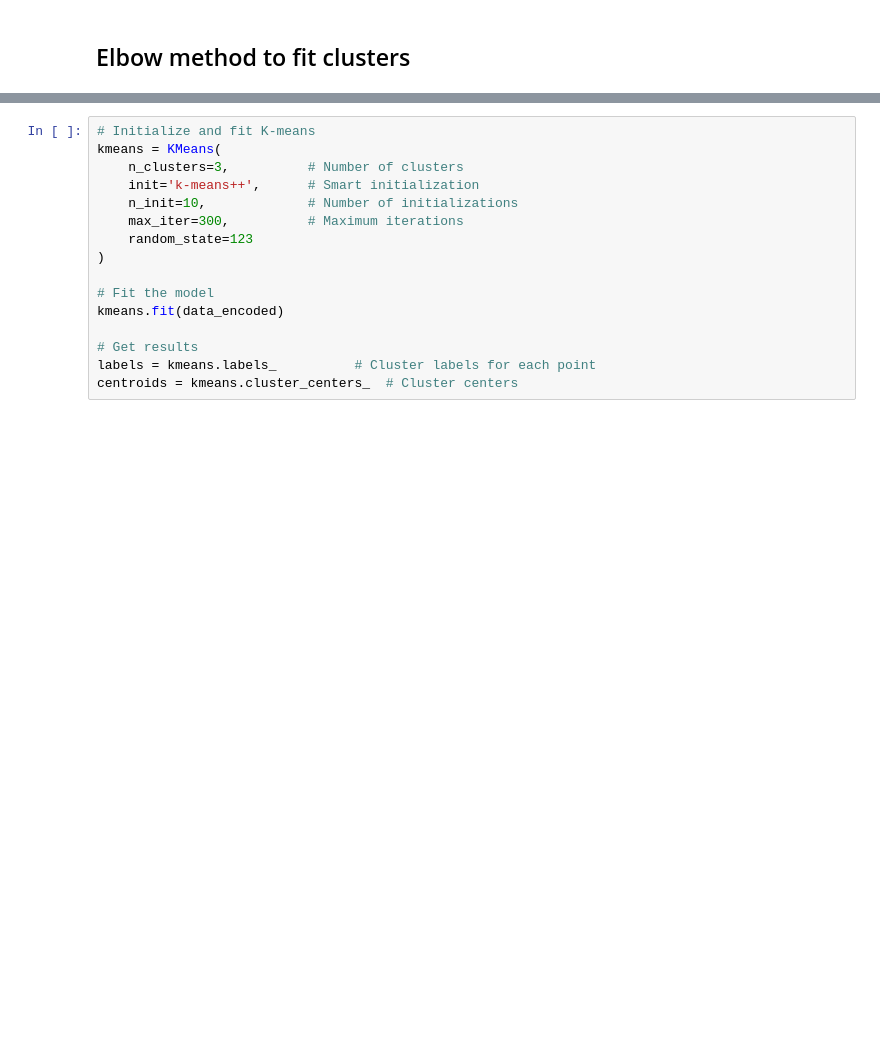
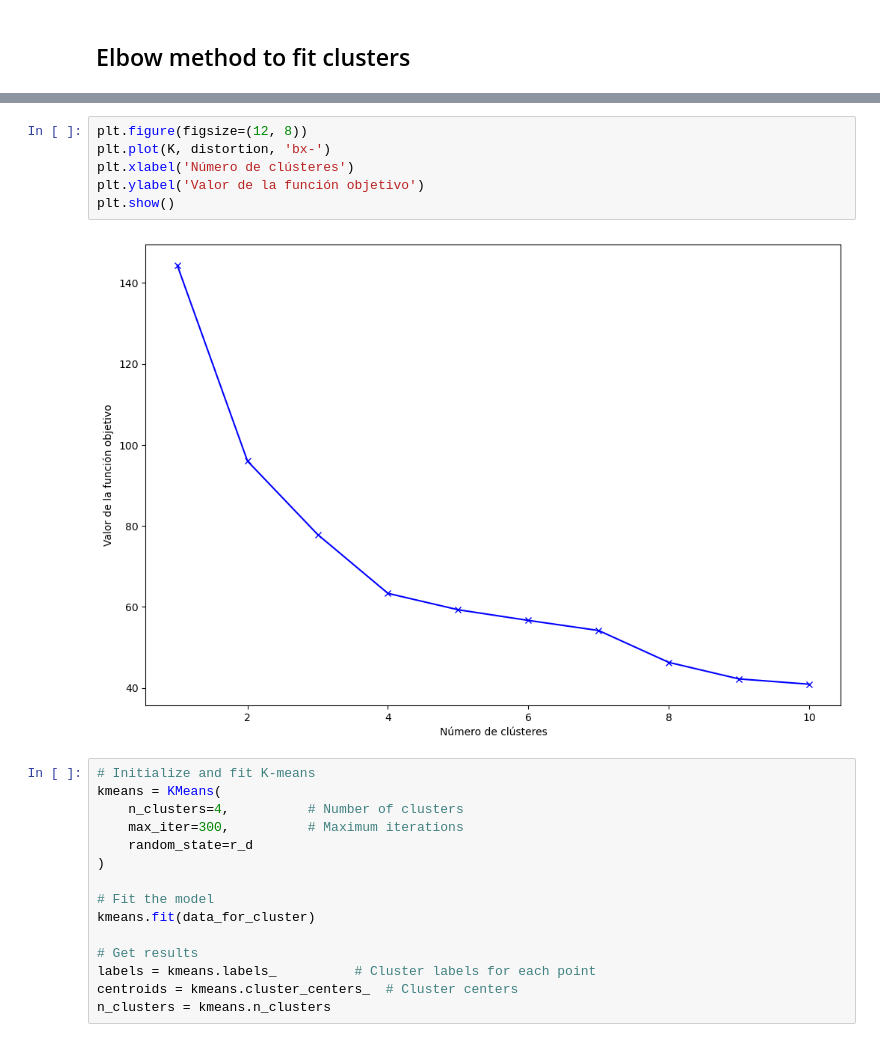
Before and after one commit to CaballeroRAR/ds_projects, a Jupyter notebook: 1_employee_salary_analysis-kaggle_salary/notebook/salary_analysis.ipynb, the cells around one changed output, grey strips where cells are left out. Drawn from its saved outputs; the diff is of its cells as text; blank space fills up the shorter version.

```diff
--- a/1_employee_salary_analysis-kaggle_salary/notebook/salary_analysis.ipynb
+++ b/1_employee_salary_analysis-kaggle_salary/notebook/salary_analysis.ipynb
@@ -882,16 +937,23 @@ plt.show()
+# %%
+plt.figure(figsize=(12, 8))
+plt.plot(K, distortion, 'bx-')
+plt.xlabel('Número de clústeres')
+plt.ylabel('Valor de la función objetivo')
+plt.show()
+# %% [output]
+[figure, added]
 # %%
 # Initialize and fit K-means
 kmeans = KMeans(
-    n_clusters=3,          # Number of clusters
-    init='k-means++',      # Smart initialization
-    n_init=10,             # Number of initializations
+    n_clusters=4,          # Number of clusters
     max_iter=300,          # Maximum iterations
-    random_state=123
+    random_state=r_d
 )
 
 # Fit the model
-kmeans.fit(data_encoded)
+kmeans.fit(data_for_cluster)
 
 # Get results
 labels = kmeans.labels_          # Cluster labels for each point
 centroids = kmeans.cluster_centers_  # Cluster centers
+n_clusters = kmeans.n_clusters
```
Also changed, not shown: parts of 24 cells of this notebook.
